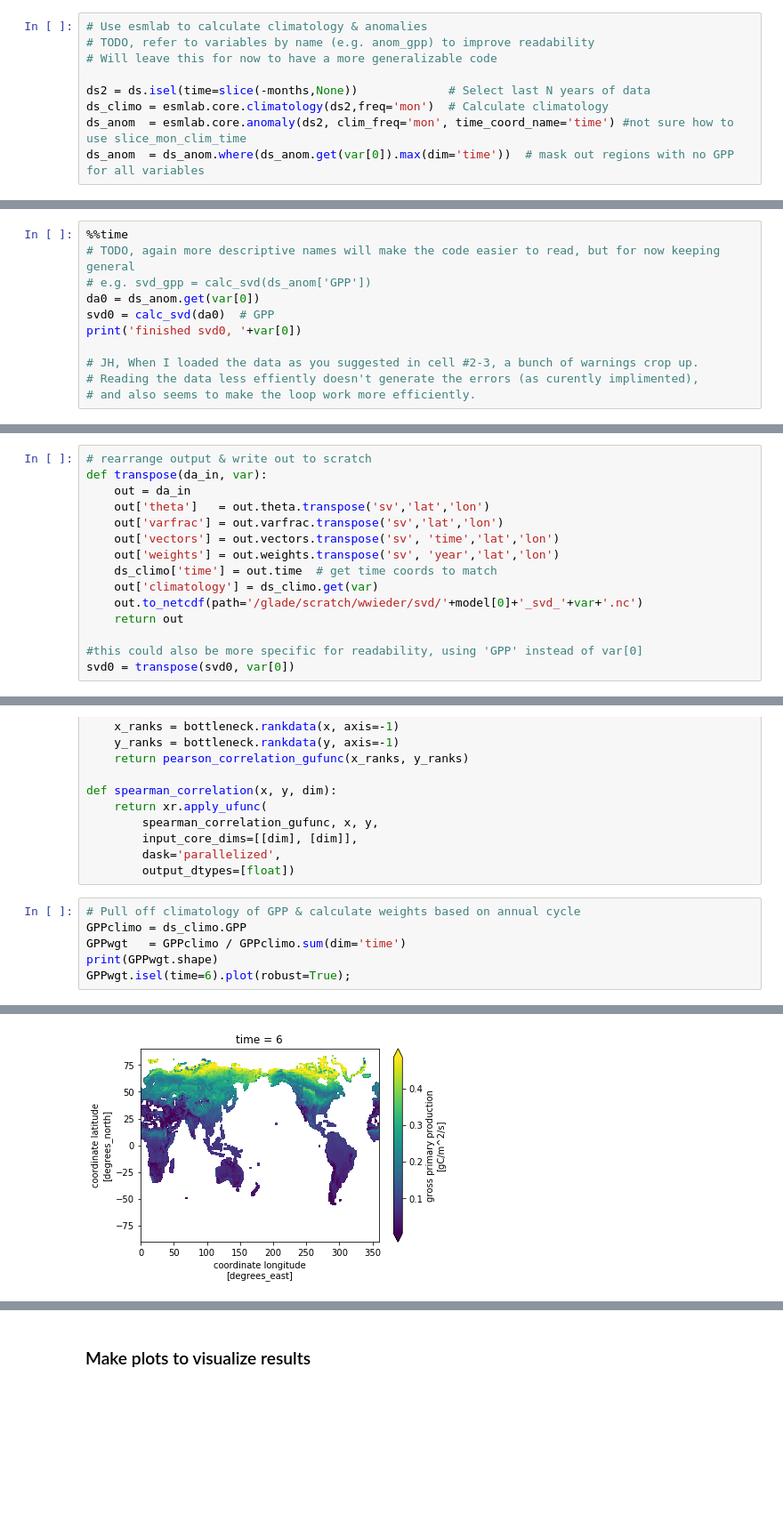
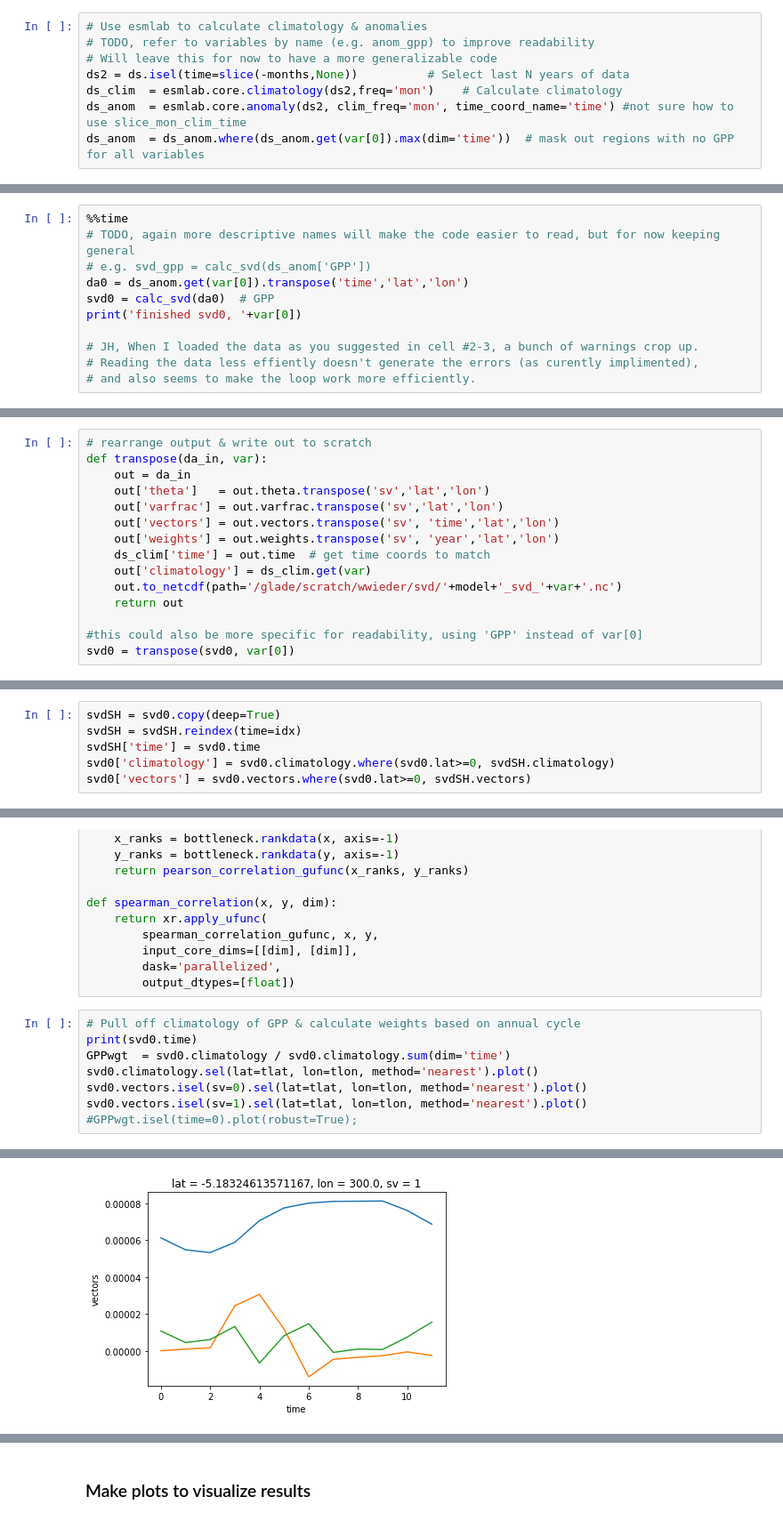
Before and after one commit to NCAR/ctsm_python_gallery, a Jupyter notebook: notebooks/MonthlySVD.ipynb, the cells around one changed output, grey strips where cells are left out. Shown at 89% size. Saved outputs shown, nothing was run; the diff lists cells and outputs as text; blank space fills up the shorter version.

```diff
--- a/notebooks/MonthlySVD.ipynb
+++ b/notebooks/MonthlySVD.ipynb
@@ -598,9 +447,8 @@ fig.tight_layout();
 # Use esmlab to calculate climatology & anomalies
 # TODO, refer to variables by name (e.g. anom_gpp) to improve readability
 # Will leave this for now to have a more generalizable code
-
-ds2 = ds.isel(time=slice(-months,None))             # Select last N years of data
-ds_climo = esmlab.core.climatology(ds2,freq='mon')  # Calculate climatology
+ds2 = ds.isel(time=slice(-months,None))          # Select last N years of data
+ds_clim  = esmlab.core.climatology(ds2,freq='mon')    # Calculate climatology
 ds_anom  = esmlab.core.anomaly(ds2, clim_freq='mon', time_coord_name='time') #not sure how to use slice_mon_clim_time
 ds_anom  = ds_anom.where(ds_anom.get(var[0]).max(dim='time'))  # mask out regions with no GPP for all variables
 # %% [markdown]
@@ -671,7 +519,7 @@ def calc_svd(da, nyears=years):
 %%time
 # TODO, again more descriptive names will make the code easier to read, but for now keeping general
 # e.g. svd_gpp = calc_svd(ds_anom['GPP'])
-da0 = ds_anom.get(var[0])
+da0 = ds_anom.get(var[0]).transpose('time','lat','lon')
 svd0 = calc_svd(da0)  # GPP
 print('finished svd0, '+var[0])
 
@@ -690,9 +538,9 @@ def transpose(da_in, var):
     out['varfrac'] = out.varfrac.transpose('sv','lat','lon')
     out['vectors'] = out.vectors.transpose('sv', 'time','lat','lon')
     out['weights'] = out.weights.transpose('sv', 'year','lat','lon')
-    ds_climo['time'] = out.time  # get time coords to match
-    out['climatology'] = ds_climo.get(var)
-    out.to_netcdf(path='/glade/scratch/wwieder/svd/'+model[0]+'_svd_'+var+'.nc')
+    ds_clim['time'] = out.time  # get time coords to match
+    out['climatology'] = ds_clim.get(var)
+    out.to_netcdf(path='/glade/scratch/wwieder/svd/'+model+'_svd_'+var+'.nc')
     return out
 
 #this could also be more specific for readability, using 'GPP' instead of var[0]
@@ -699,0 +550,6 @@ svd0 = transpose(svd0, var[0])
+# %%
+svdSH = svd0.copy(deep=True)
+svdSH = svdSH.reindex(time=idx)
+svdSH['time'] = svd0.time
+svd0['climatology'] = svd0.climatology.where(svd0.lat>=0, svdSH.climatology)
+svd0['vectors'] = svd0.vectors.where(svd0.lat>=0, svdSH.vectors)
@@ -750,8 +613,10 @@ def spearman_correlation(x, y, dim):
         output_dtypes=[float])
 # %%
 # Pull off climatology of GPP & calculate weights based on annual cycle
-GPPclimo = ds_climo.GPP
-GPPwgt   = GPPclimo / GPPclimo.sum(dim='time')
-print(GPPwgt.shape)
-GPPwgt.isel(time=6).plot(robust=True);
+print(svd0.time)
+GPPwgt  = svd0.climatology / svd0.climatology.sum(dim='time')
+svd0.climatology.sel(lat=tlat, lon=tlon, method='nearest').plot()
+svd0.vectors.isel(sv=0).sel(lat=tlat, lon=tlon, method='nearest').plot()
+svd0.vectors.isel(sv=1).sel(lat=tlat, lon=tlon, method='nearest').plot()
+#GPPwgt.isel(time=0).plot(robust=True);
 # %% [output]
@@ -759 +628 @@ GPPwgt.isel(time=6).plot(robust=True);
-[figure, old version]
+[figure, new version]
```
Also changed, not shown: parts of 75 cells of this notebook.
